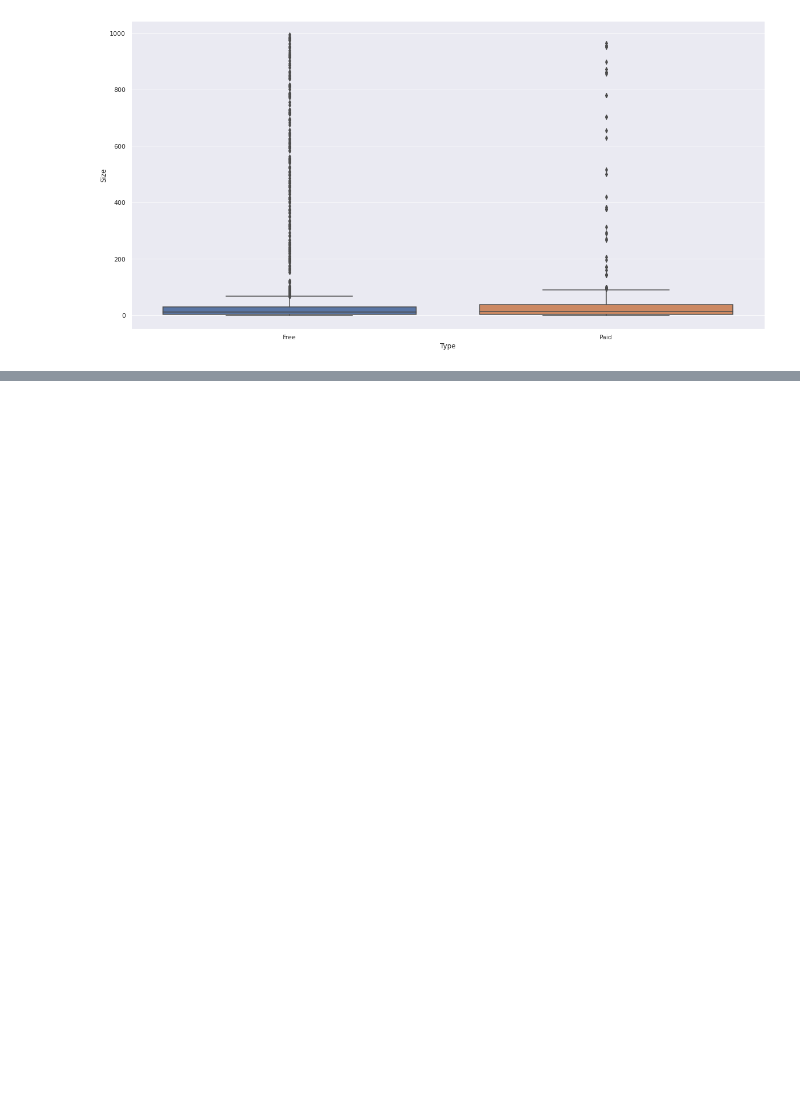
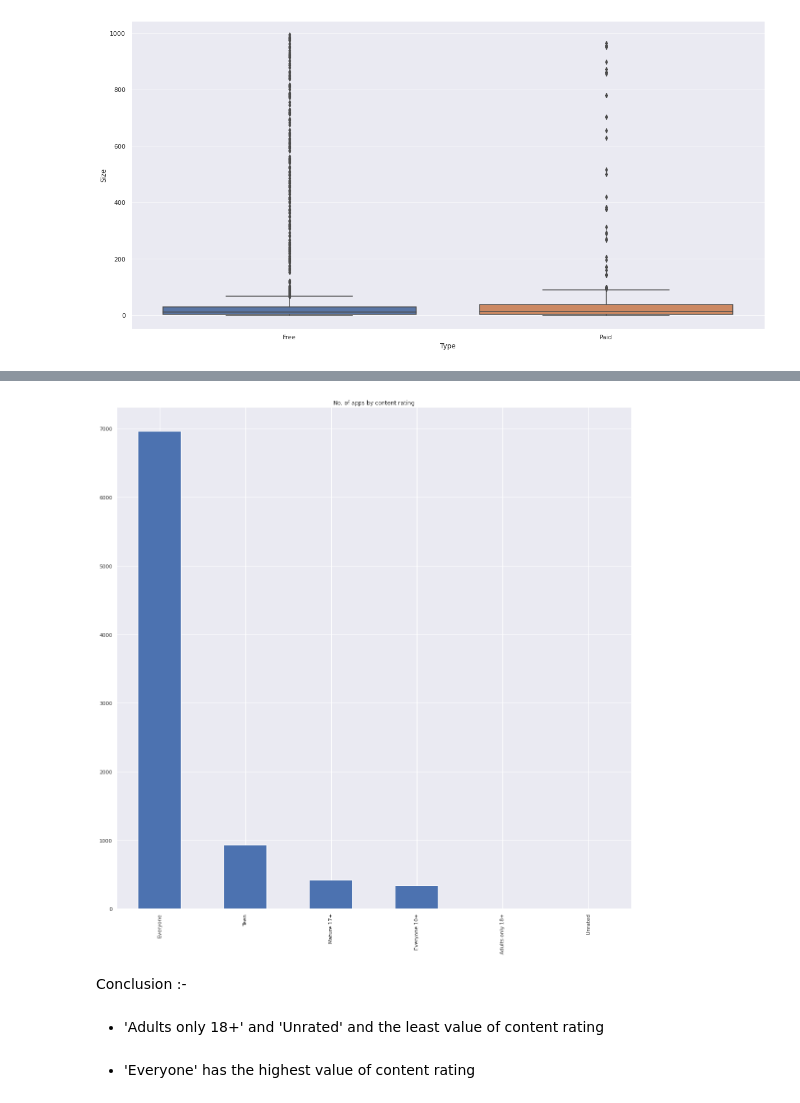
Before and after one commit to AkshayDD95/EDA-CAPSTONE-PROJECT-PLAYSTORE-DATA, a Jupyter notebook: Play_Store_App_Review_Analysis_Capstone_Project.ipynb, the cells around one changed output, grey strips where cells are left out. Drawn from its saved outputs; the diff is of its cells as text; code cells hidden in the pictures; blank space fills up the shorter version.

```diff
--- a/Play_Store_App_Review_Analysis_Capstone_Project.ipynb
+++ b/Play_Store_App_Review_Analysis_Capstone_Project.ipynb
@@ -1029,0 +1070,16 @@ sns.boxplot(x = "Type", y = "Size", data = df)
+# %%
+# Analysing the value count of content rating :-
+content_rating_counts = df["Content Rating"].value_counts()
+# %%
+# Plotting the object :-
+content_rating_counts.plot( kind = "bar")
+plt.title("No. of apps by content rating")
+plt.show()
+# %% [output]
+[figure, added]
+# %% [markdown]
+Conclusion :-
+# %% [markdown]
+* 'Adults only 18+' and 'Unrated' and the least value of content rating
+# %% [markdown]
+* 'Everyone' has the highest value of content rating
```
Also changed, not shown: parts of 13 cells of this notebook.
